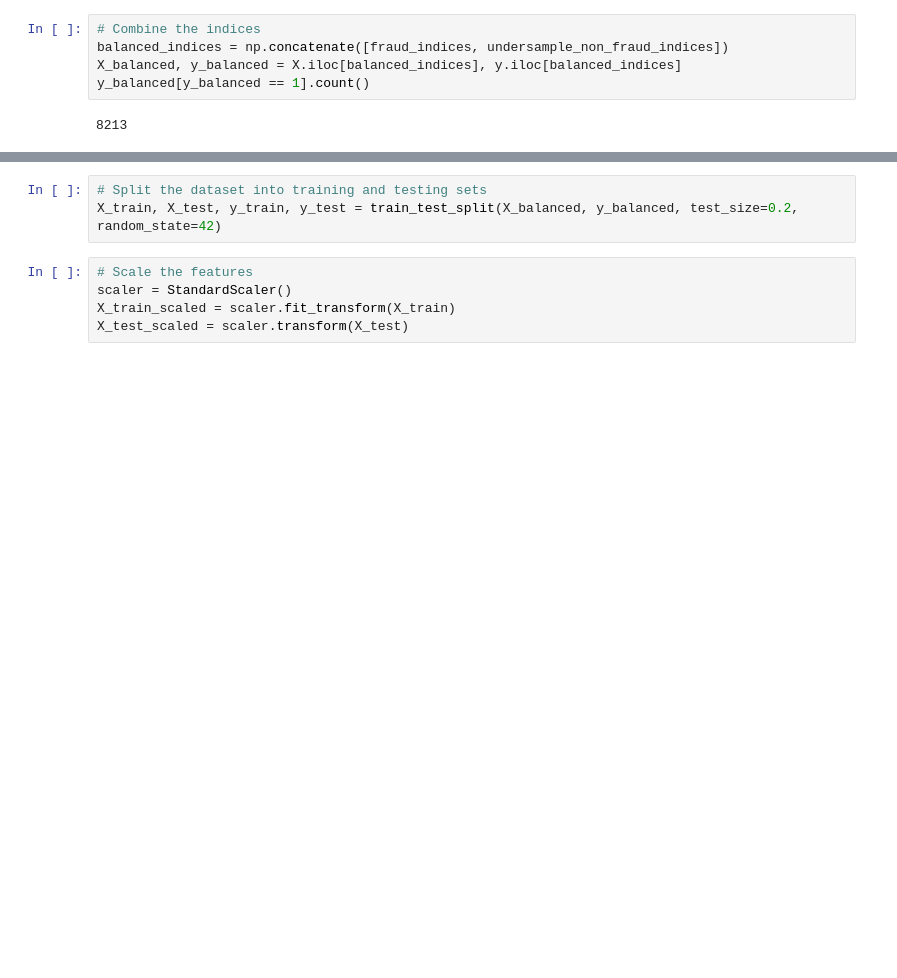
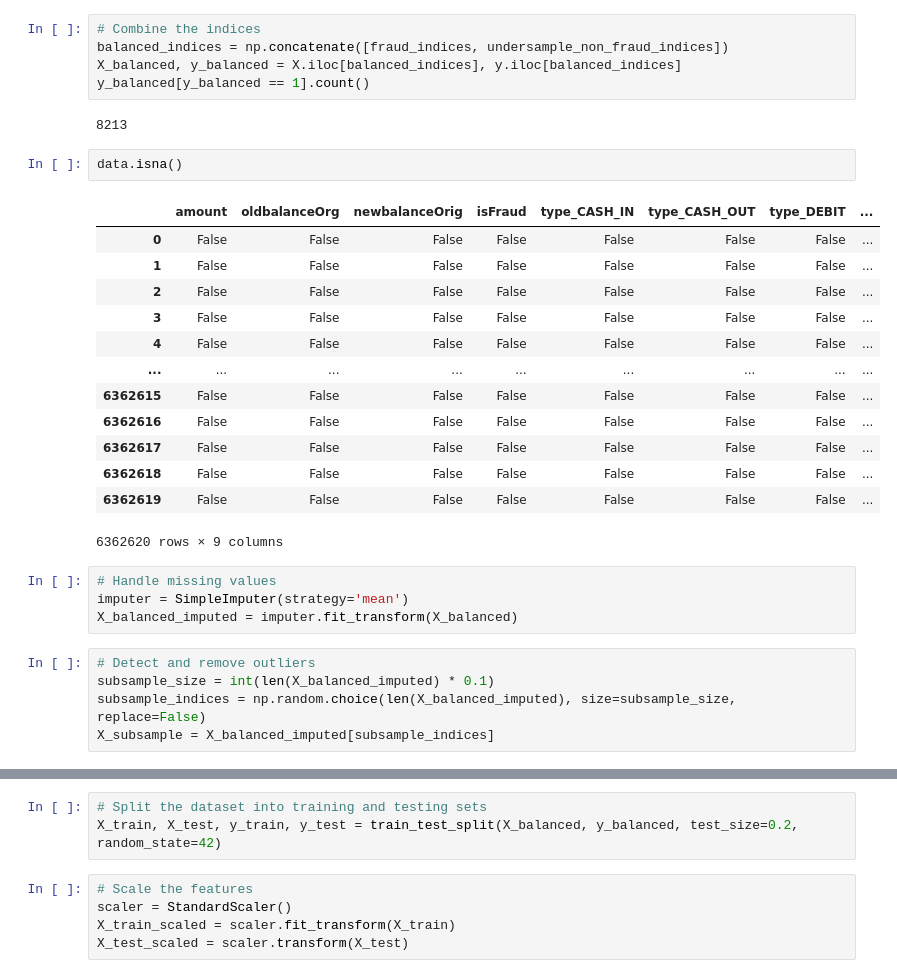
Before and after one commit to TahaHassan0/Fraud-Detection-Model, a Jupyter notebook: RandomForest.ipynb, the cells around one changed output, grey strips where cells are left out. Cells and saved outputs as stored; diff of their text form; blank space fills up the shorter version.

```diff
--- a/RandomForest.ipynb
+++ b/RandomForest.ipynb
@@ -86,3 +88,28 @@ X_balanced, y_balanced = X.iloc[balanced_indices], y.iloc[balanced_indices]
 y_balanced[y_balanced == 1].count()
 # %% [output]
 8213
+# %%
+data.isna()
+# %% [output]
+|  | amount | oldbalanceOrg | newbalanceOrig | isFraud | type_CASH_IN | type_CASH_OUT | type_DEBIT | ... |
+| 0 | False | False | False | False | False | False | False | ... |
+| 1 | False | False | False | False | False | False | False | ... |
+| 2 | False | False | False | False | False | False | False | ... |
+| 3 | False | False | False | False | False | False | False | ... |
+| 4 | False | False | False | False | False | False | False | ... |
+| ... | ... | ... | ... | ... | ... | ... | ... | ... |
+| 6362615 | False | False | False | False | False | False | False | ... |
+| 6362616 | False | False | False | False | False | False | False | ... |
+| 6362617 | False | False | False | False | False | False | False | ... |
+| 6362618 | False | False | False | False | False | False | False | ... |
+| 6362619 | False | False | False | False | False | False | False | ... |
+6362620 rows × 9 columns
+# %%
+# Handle missing values
+imputer = SimpleImputer(strategy='mean')
+X_balanced_imputed = imputer.fit_transform(X_balanced)
+# %%
+# Detect and remove outliers
+subsample_size = int(len(X_balanced_imputed) * 0.1)
+subsample_indices = np.random.choice(len(X_balanced_imputed), size=subsample_size, replace=False)
+X_subsample = X_balanced_imputed[subsample_indices]
```
Also changed, not shown: parts of 7 cells of this notebook.
